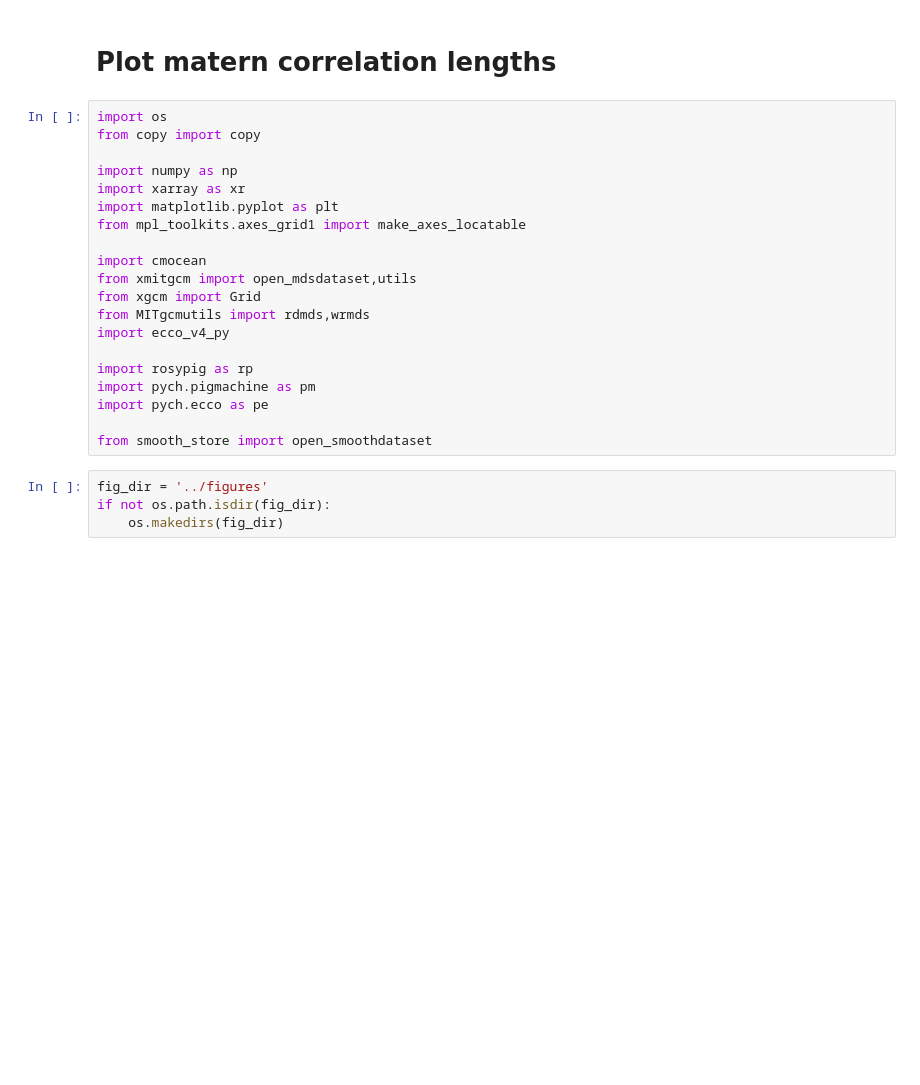
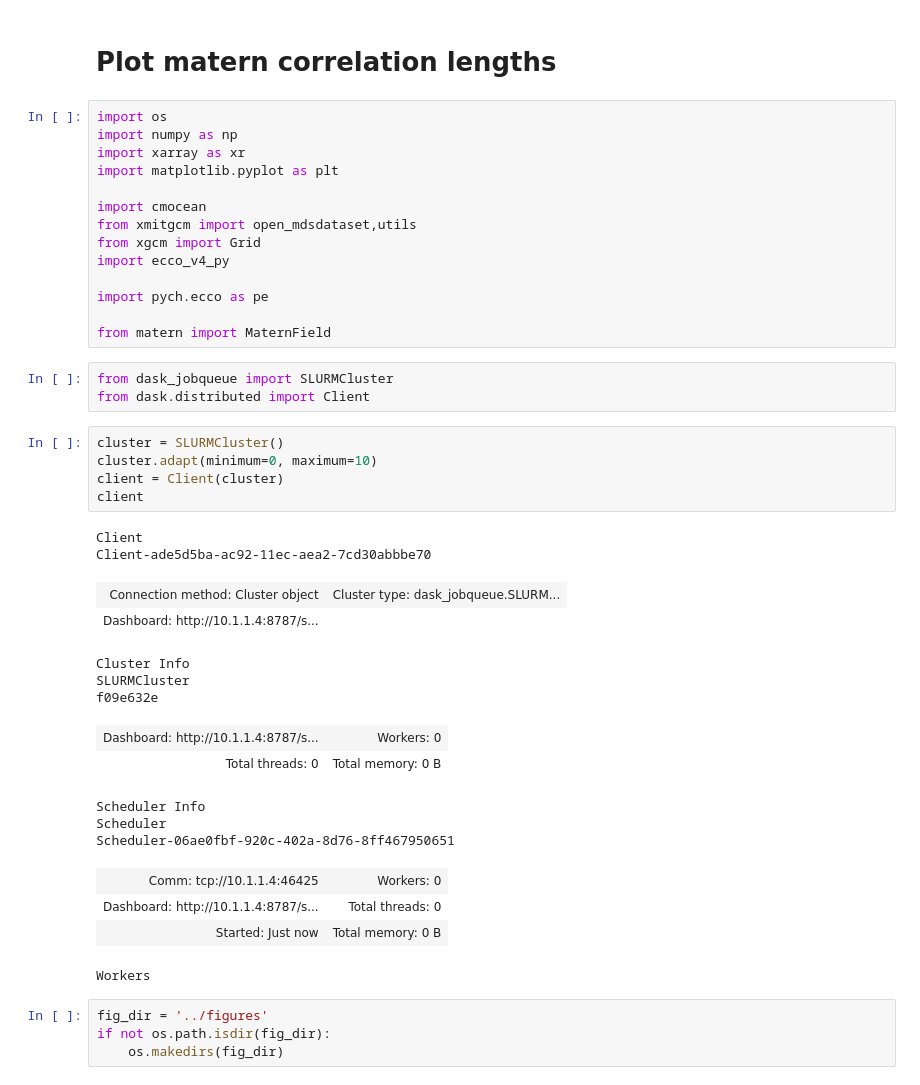
Before and after one commit to timothyas/generic-matern-covariance, a Jupyter notebook: src/plot_llc_matern_theory.ipynb, the cells around one changed output. Cells and saved outputs as stored; diff of their text form; blank space fills up the shorter version.

```diff
--- a/src/plot_llc_matern_theory.ipynb
+++ b/src/plot_llc_matern_theory.ipynb
@@ -2,24 +2,43 @@
 # Plot matern correlation lengths
 # %%
 import os
-from copy import copy
-
 import numpy as np
 import xarray as xr
 import matplotlib.pyplot as plt
-from mpl_toolkits.axes_grid1 import make_axes_locatable
 
 import cmocean
 from xmitgcm import open_mdsdataset,utils
 from xgcm import Grid
-from MITgcmutils import rdmds,wrmds
 import ecco_v4_py
 
-import rosypig as rp
-import pych.pigmachine as pm
 import pych.ecco as pe
 
-from smooth_store import open_smoothdataset
+from matern import MaternField
+# %%
+from dask_jobqueue import SLURMCluster
+from dask.distributed import Client
+# %%
+cluster = SLURMCluster()
+cluster.adapt(minimum=0, maximum=10)
+client = Client(cluster)
+client
+# %% [output]
+Client
+Client-ade5d5ba-ac92-11ec-aea2-7cd30abbbe70
+| Connection method: Cluster object | Cluster type: dask_jobqueue.SLURM... |
+| Dashboard: http://10.1.1.4:8787/s... |  |
+Cluster Info
+SLURMCluster
+f09e632e
+| Dashboard: http://10.1.1.4:8787/s... | Workers: 0 |
+| Total threads: 0 | Total memory: 0 B |
+Scheduler Info
+Scheduler
+Scheduler-06ae0fbf-920c-402a-8d76-8ff467950651
+| Comm: tcp://10.1.1.4:46425 | Workers: 0 |
+| Dashboard: http://10.1.1.4:8787/s... | Total threads: 0 |
+| Started: Just now | Total memory: 0 B |
+Workers
 # %%
 fig_dir = '../figures'
 if not os.path.isdir(fig_dir):
```
Also changed, not shown: parts of 52 cells of this notebook, 8 other files.
